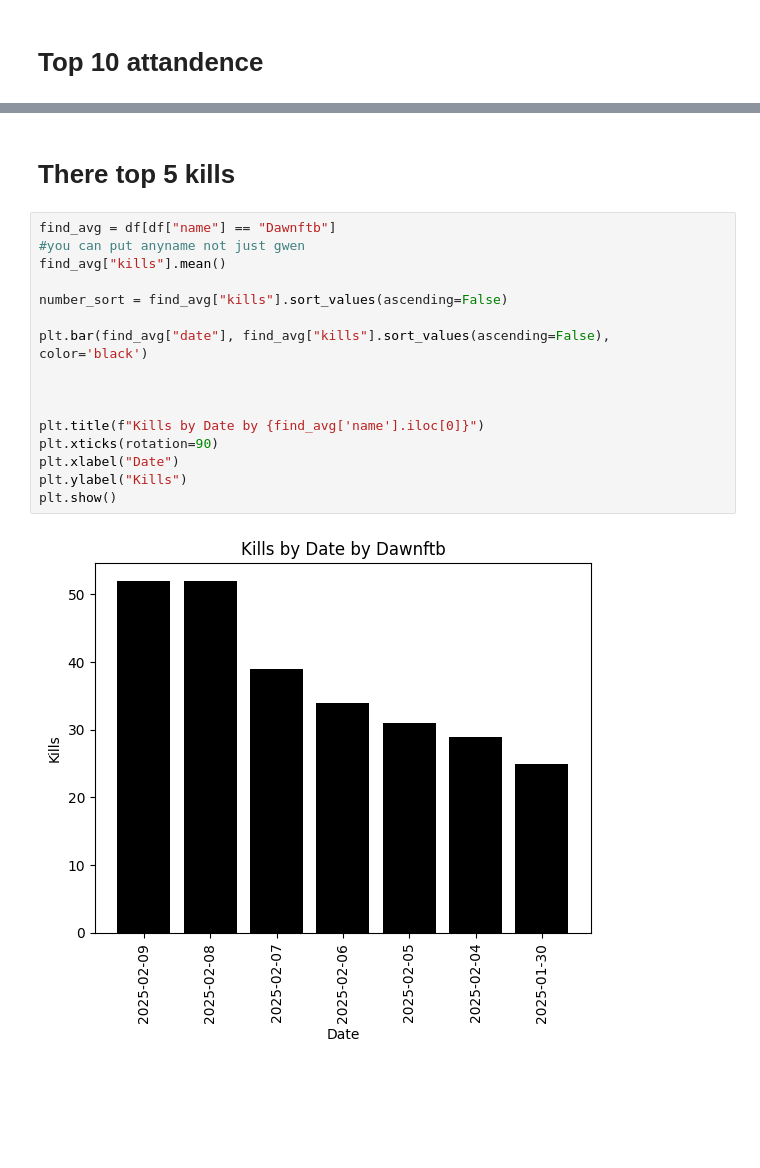
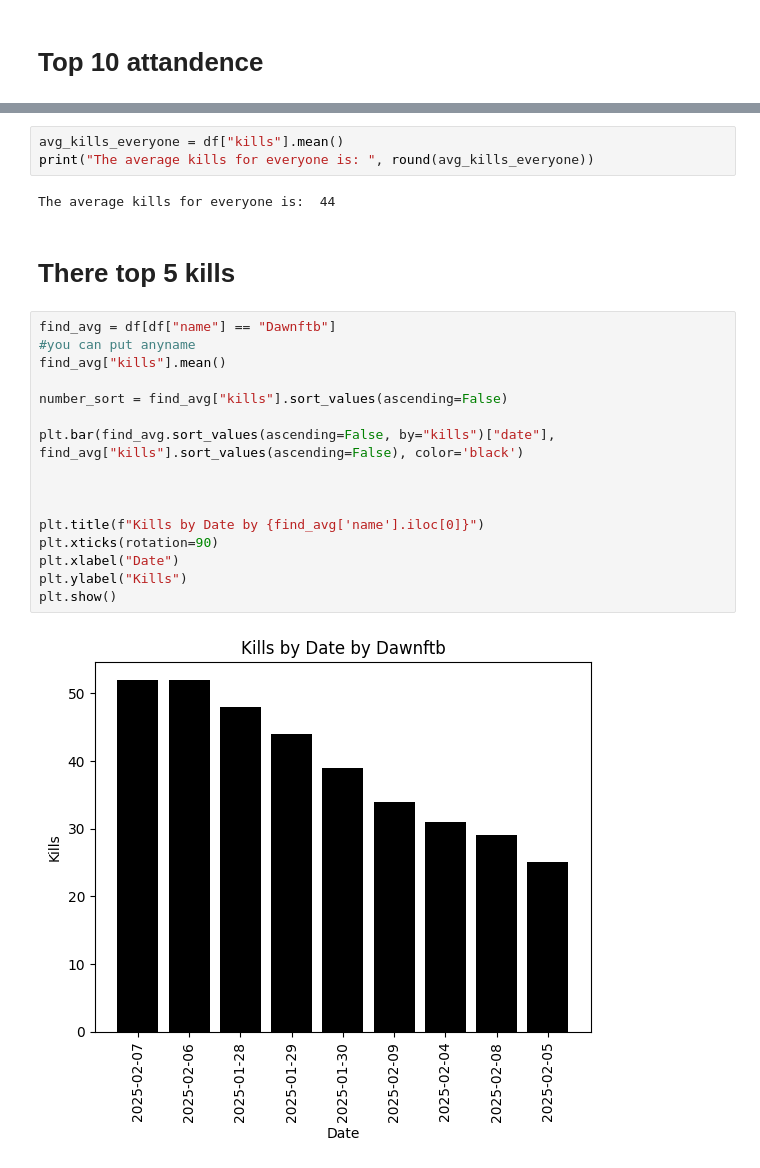
Before and after one commit to cakethehuman/brunswick-audit, a Jupyter notebook: main.ipynb, the cells around one changed output, grey strips where cells are left out. Cells and saved outputs as stored; diff of their text form; blank space fills up the shorter version.

```diff
--- a/main.ipynb
+++ b/main.ipynb
@@ -36,20 +49,25 @@ plt.show()
+# %%
+avg_kills_everyone = df["kills"].mean()
+print("The average kills for everyone is: ", round(avg_kills_everyone))
+# %% [output]
+The average kills for everyone is:  44
 # %% [markdown]
 # There top 5 kills
 # %%
 find_avg = df[df["name"] == "Dawnftb"]
-#you can put anyname not just gwen
+#you can put anyname
 find_avg["kills"].mean()
 
 number_sort = find_avg["kills"].sort_values(ascending=False)
 
-plt.bar(find_avg["date"], find_avg["kills"].sort_values(ascending=False), color='black')
+plt.bar(find_avg.sort_values(ascending=False, by="kills")["date"], find_avg["kills"].sort_values(ascending=False), color='black')
 
 
 
 plt.title(f"Kills by Date by {find_avg['name'].iloc[0]}")
 plt.xticks(rotation=90)
 plt.xlabel("Date")
 plt.ylabel("Kills")
 plt.show()
 # %% [output]
-[figure, old version]
+[figure, new version]
```
Also changed, not shown: parts of 6 cells of this notebook, 1 other file.
